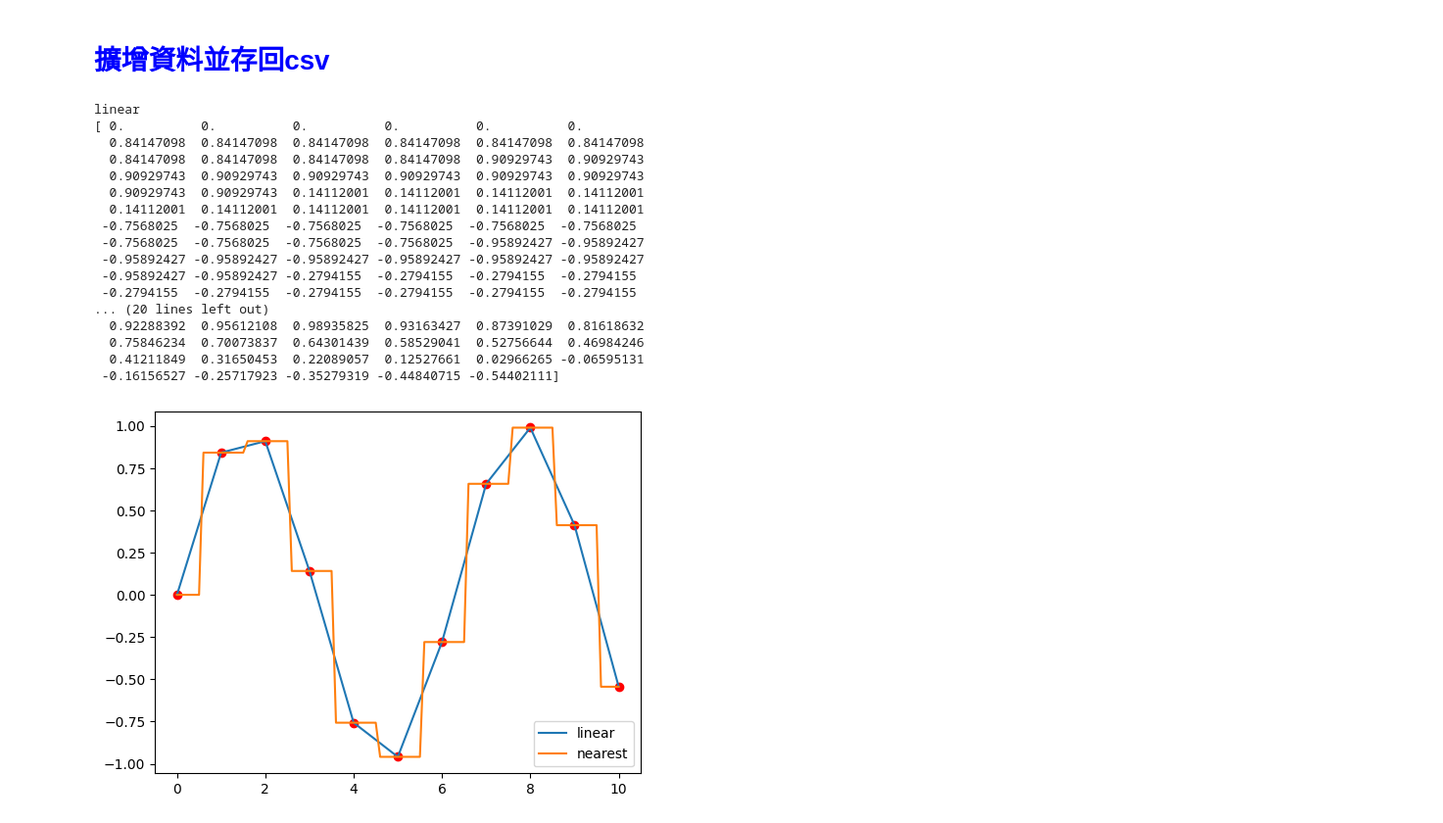
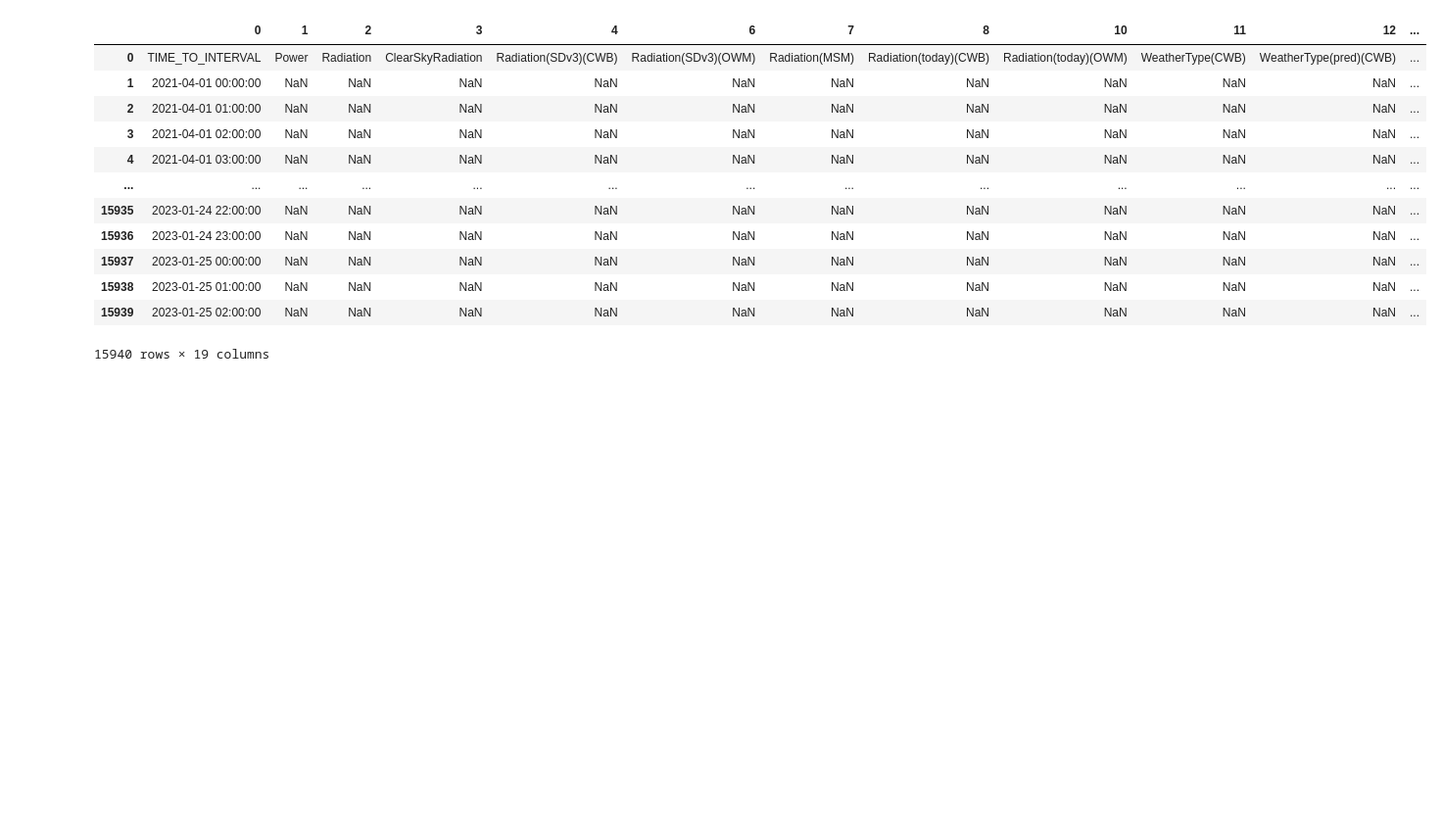
Before and after one commit to yuntech-bdrc/solar-power-production-forecast, a Jupyter notebook: merge_large_tables_15min.ipynb, the cells around one changed output. Shown at 98% size. Cells and saved outputs as stored; diff of their text form; code cells hidden in the pictures; blank space fills up the shorter version.

Commit message:
(NEW) Merge large tables every 15 minutes

```diff
--- a/merge_large_tables_15min.ipynb
+++ b/merge_large_tables_15min.ipynb
@@ -61,2 +0,0 @@ deltadays = delta.days#從days轉int
-# %% [markdown]
-# <font color=#0000FF>擴增資料並存回csv</font>
@@ -130,42 +1,22 @@ df_X1
-# %%
-import numpy as np
-from scipy import interpolate
-import pylab as pl
-
-x=np.linspace(0,10,11)
-y=np.sin(x)
-
-xnew=np.linspace(0,10,101)
-
-pl.plot(x,y,'ro')
-list1=['linear','nearest']
-list2=[0,1,2,3]
-for kind in list1:
-    print(kind)
-    f=interpolate.interp1d(x,y,kind=kind)
-    print(ynew)
-    #f是一个函数，用这个函数就可以找插值点的函数值了：
-    ynew=f(xnew)
-    pl.plot(xnew,ynew,label=kind)
-
-pl.legend(loc='lower right')
-pl.show()
-# %% [output]
-linear
-[ 0.          0.          0.          0.          0.          0.
-  0.84147098  0.84147098  0.84147098  0.84147098  0.84147098  0.84147098
-  0.84147098  0.84147098  0.84147098  0.84147098  0.90929743  0.90929743
-  0.90929743  0.90929743  0.90929743  0.90929743  0.90929743  0.90929743
-  0.90929743  0.90929743  0.14112001  0.14112001  0.14112001  0.14112001
-  0.14112001  0.14112001  0.14112001  0.14112001  0.14112001  0.14112001
- -0.7568025  -0.7568025  -0.7568025  -0.7568025  -0.7568025  -0.7568025
- -0.7568025  -0.7568025  -0.7568025  -0.7568025  -0.95892427 -0.95892427
- -0.95892427 -0.95892427 -0.95892427 -0.95892427 -0.95892427 -0.95892427
- -0.95892427 -0.95892427 -0.2794155  -0.2794155  -0.2794155  -0.2794155
- -0.2794155  -0.2794155  -0.2794155  -0.2794155  -0.2794155  -0.2794155
-... (20 lines left out)
-  0.92288392  0.95612108  0.98935825  0.93163427  0.87391029  0.81618632
-  0.75846234  0.70073837  0.64301439  0.58529041  0.52756644  0.46984246
-  0.41211849  0.31650453  0.22089057  0.12527661  0.02966265 -0.06595131
- -0.16156527 -0.25717923 -0.35279319 -0.44840715 -0.54402111]
-[figure, removed]
+# %%
+import pandas as pd
+
+df_X = pd.read_csv(f'dataset/solar_汙水廠(history).csv', header=None)
+dfXlen = len(df_X)
+df_X = df_X.iloc[0:dfXlen,:]
+df_X = df_X.drop(columns=[5, 9, 13, 14, 20, 21, 22])#刪除IBM欄位
+df_X
+# %% [output]
+|  | 0 | 1 | 2 | 3 | 4 | 6 | 7 | 8 | 10 | 11 | 12 | ... |
+| 0 | TIME_TO_INTERVAL | Power | Radiation | ClearSkyRadiation | Radiation(SDv3)(CWB) | Radiation(SDv3)(OWM) | Radiation(MSM) | Radiation(today)(CWB) | Radiation(today)(OWM) | WeatherType(CWB) | WeatherType(pred)(CWB) | ... |
+| 1 | 2021-04-01 00:00:00 | NaN | NaN | NaN | NaN | NaN | NaN | NaN | NaN | NaN | NaN | ... |
+| 2 | 2021-04-01 01:00:00 | NaN | NaN | NaN | NaN | NaN | NaN | NaN | NaN | NaN | NaN | ... |
+| 3 | 2021-04-01 02:00:00 | NaN | NaN | NaN | NaN | NaN | NaN | NaN | NaN | NaN | NaN | ... |
+| 4 | 2021-04-01 03:00:00 | NaN | NaN | NaN | NaN | NaN | NaN | NaN | NaN | NaN | NaN | ... |
+| ... | ... | ... | ... | ... | ... | ... | ... | ... | ... | ... | ... | ... |
+| 15935 | 2023-01-24 22:00:00 | NaN | NaN | NaN | NaN | NaN | NaN | NaN | NaN | NaN | NaN | ... |
+| 15936 | 2023-01-24 23:00:00 | NaN | NaN | NaN | NaN | NaN | NaN | NaN | NaN | NaN | NaN | ... |
+| 15937 | 2023-01-25 00:00:00 | NaN | NaN | NaN | NaN | NaN | NaN | NaN | NaN | NaN | NaN | ... |
+| 15938 | 2023-01-25 01:00:00 | NaN | NaN | NaN | NaN | NaN | NaN | NaN | NaN | NaN | NaN | ... |
+| 15939 | 2023-01-25 02:00:00 | NaN | NaN | NaN | NaN | NaN | NaN | NaN | NaN | NaN | NaN | ... |
+15940 rows × 19 columns
```
Also changed, not shown: parts of 18 cells of this notebook.
